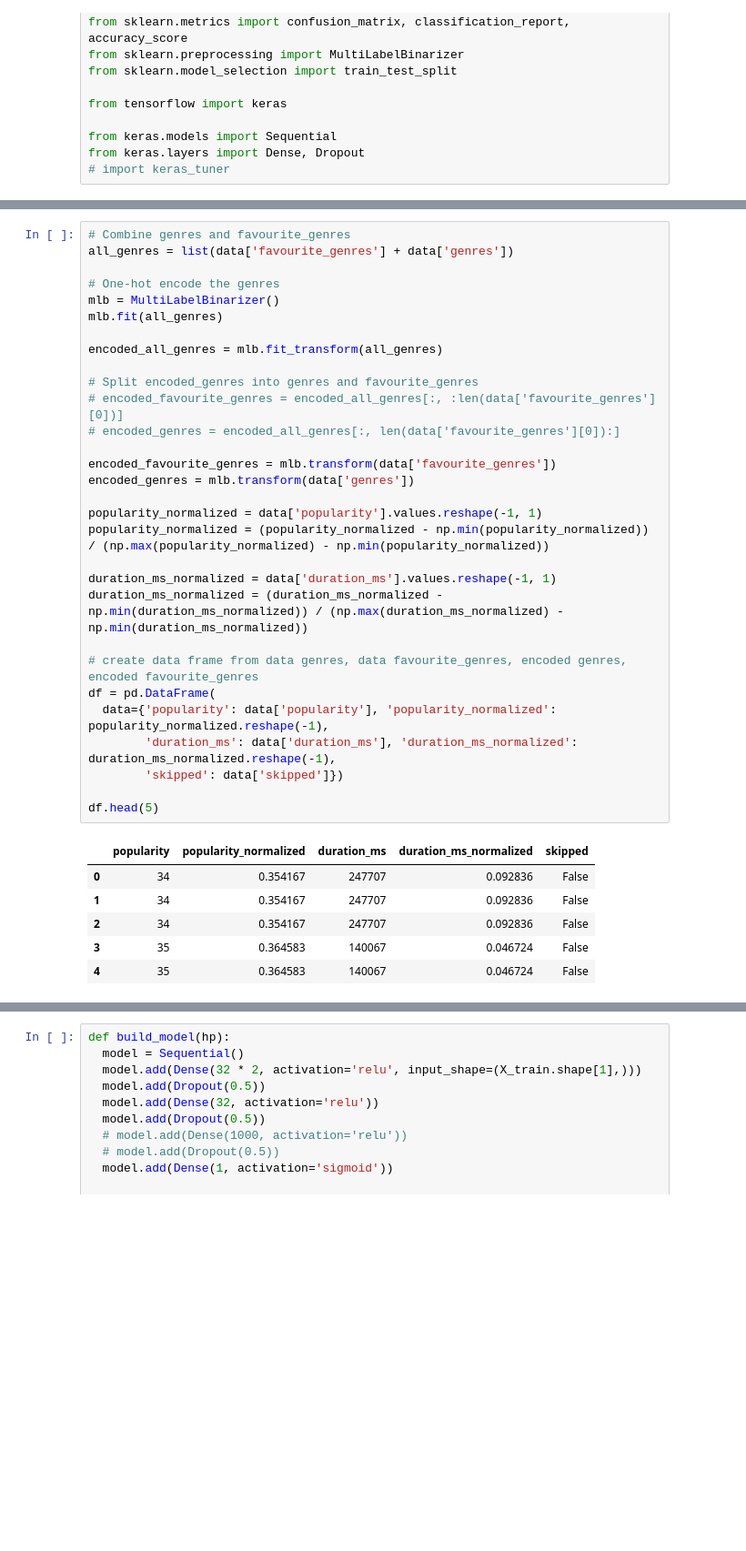
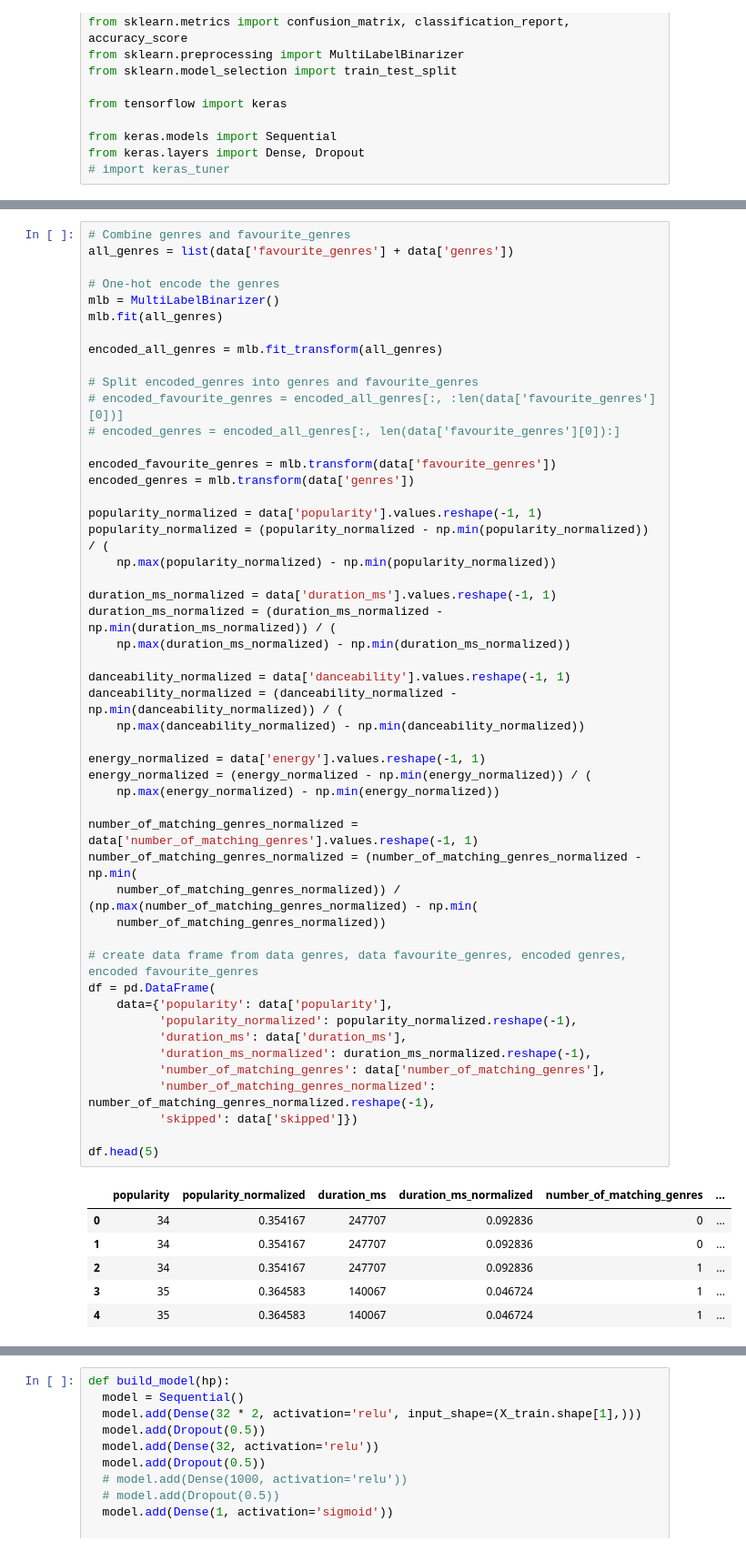
Before and after one commit to BartlomiejRasztabiga/IUM, a Jupyter notebook: notebooks/model2.ipynb, the cells around one changed output, grey strips where cells are left out. Shown at 91% size. Saved outputs shown, nothing was run; the diff lists cells and outputs as text; blank space fills up the shorter version.

```diff
--- a/notebooks/model2.ipynb
+++ b/notebooks/model2.ipynb
@@ -68,40 +75,59 @@ common genres {'blues rock', 'singer-songwriter', 'pop', 'album rock', 'quiet st
 # %%
 # Combine genres and favourite_genres
 all_genres = list(data['favourite_genres'] + data['genres'])
 
 # One-hot encode the genres
 mlb = MultiLabelBinarizer()
 mlb.fit(all_genres)
 
 encoded_all_genres = mlb.fit_transform(all_genres)
 
 # Split encoded_genres into genres and favourite_genres
 # encoded_favourite_genres = encoded_all_genres[:, :len(data['favourite_genres'][0])]
 # encoded_genres = encoded_all_genres[:, len(data['favourite_genres'][0]):]
 
 encoded_favourite_genres = mlb.transform(data['favourite_genres'])
 encoded_genres = mlb.transform(data['genres'])
 
 popularity_normalized = data['popularity'].values.reshape(-1, 1)
-popularity_normalized = (popularity_normalized - np.min(popularity_normalized)) / (np.max(popularity_normalized) - np.min(popularity_normalized))
+popularity_normalized = (popularity_normalized - np.min(popularity_normalized)) / (
+    np.max(popularity_normalized) - np.min(popularity_normalized))
 
 duration_ms_normalized = data['duration_ms'].values.reshape(-1, 1)
-duration_ms_normalized = (duration_ms_normalized - np.min(duration_ms_normalized)) / (np.max(duration_ms_normalized) - np.min(duration_ms_normalized))
+duration_ms_normalized = (duration_ms_normalized - np.min(duration_ms_normalized)) / (
+    np.max(duration_ms_normalized) - np.min(duration_ms_normalized))
+
+danceability_normalized = data['danceability'].values.reshape(-1, 1)
+danceability_normalized = (danceability_normalized - np.min(danceability_normalized)) / (
+    np.max(danceability_normalized) - np.min(danceability_normalized))
+
+energy_normalized = data['energy'].values.reshape(-1, 1)
+energy_normalized = (energy_normalized - np.min(energy_normalized)) / (
+    np.max(energy_normalized) - np.min(energy_normalized))
+
+number_of_matching_genres_normalized = data['number_of_matching_genres'].values.reshape(-1, 1)
+number_of_matching_genres_normalized = (number_of_matching_genres_normalized - np.min(
+    number_of_matching_genres_normalized)) / (np.max(number_of_matching_genres_normalized) - np.min(
+    number_of_matching_genres_normalized))
 
 # create data frame from data genres, data favourite_genres, encoded genres, encoded favourite_genres
 df = pd.DataFrame(
-  data={'popularity': data['popularity'], 'popularity_normalized': popularity_normalized.reshape(-1),
-        'duration_ms': data['duration_ms'], 'duration_ms_normalized': duration_ms_normalized.reshape(-1),
-        'skipped': data['skipped']})
+    data={'popularity': data['popularity'],
+          'popularity_normalized': popularity_normalized.reshape(-1),
+          'duration_ms': data['duration_ms'],
+          'duration_ms_normalized': duration_ms_normalized.reshape(-1),
+          'number_of_matching_genres': data['number_of_matching_genres'],
+          'number_of_matching_genres_normalized': number_of_matching_genres_normalized.reshape(-1),
+          'skipped': data['skipped']})
 
 df.head(5)
 # %% [output]
-|  | popularity | popularity_normalized | duration_ms | duration_ms_normalized | skipped |
-| 0 | 34 | 0.354167 | 247707 | 0.092836 | False |
-| 1 | 34 | 0.354167 | 247707 | 0.092836 | False |
-| 2 | 34 | 0.354167 | 247707 | 0.092836 | False |
-| 3 | 35 | 0.364583 | 140067 | 0.046724 | False |
-| 4 | 35 | 0.364583 | 140067 | 0.046724 | False |
+|  | popularity | popularity_normalized | duration_ms | duration_ms_normalized | number_of_matching_genres | ... |
+| 0 | 34 | 0.354167 | 247707 | 0.092836 | 0 | ... |
+| 1 | 34 | 0.354167 | 247707 | 0.092836 | 0 | ... |
+| 2 | 34 | 0.354167 | 247707 | 0.092836 | 1 | ... |
+| 3 | 35 | 0.364583 | 140067 | 0.046724 | 1 | ... |
+| 4 | 35 | 0.364583 | 140067 | 0.046724 | 1 | ... |
 # %%
 # TODO uzywac keras tokenizer?
 
```
Also changed, not shown: parts of 4 cells of this notebook, 1 other file.
